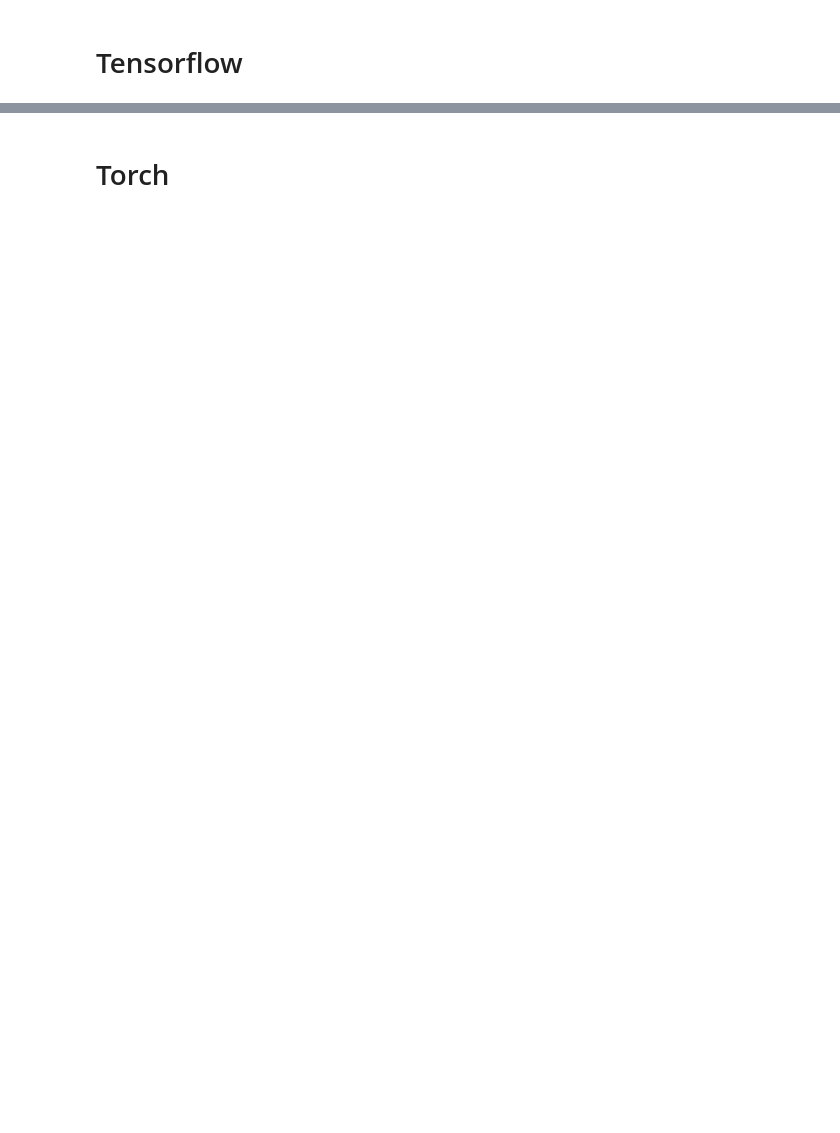
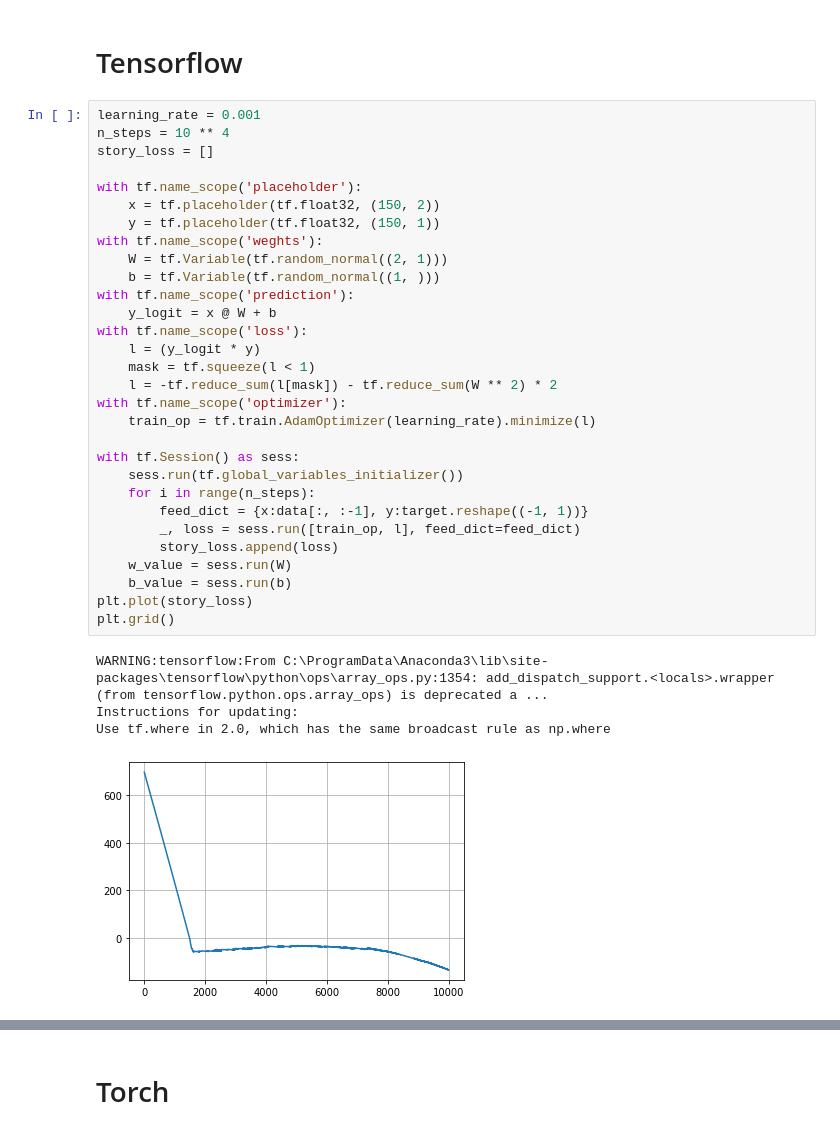
Before and after one commit to Bogdankozlovskiy/auto_grad, a Jupyter notebook: SVM.ipynb, the cells around one changed output, grey strips where cells are left out. Drawn from its saved outputs; the diff is of its cells as text; blank space fills up the shorter version.

Commit message:
add SVM tensorflow

```diff
--- a/SVM.ipynb
+++ b/SVM.ipynb
@@ -56,3 +56,38 @@ plt.grid()
 # %% [markdown]
 Tensorflow
 ===
+# %%
+learning_rate = 0.001
+n_steps = 10 ** 4
+story_loss = []
+
+with tf.name_scope('placeholder'):
+    x = tf.placeholder(tf.float32, (150, 2))
+    y = tf.placeholder(tf.float32, (150, 1))
+with tf.name_scope('weghts'):
+    W = tf.Variable(tf.random_normal((2, 1)))
+    b = tf.Variable(tf.random_normal((1, )))
+with tf.name_scope('prediction'):
+    y_logit = x @ W + b
+with tf.name_scope('loss'):
+    l = (y_logit * y)
+    mask = tf.squeeze(l < 1)
+    l = -tf.reduce_sum(l[mask]) - tf.reduce_sum(W ** 2) * 2
+with tf.name_scope('optimizer'):
+    train_op = tf.train.AdamOptimizer(learning_rate).minimize(l)
+
+with tf.Session() as sess:
+    sess.run(tf.global_variables_initializer())
+    for i in range(n_steps):
+        feed_dict = {x:data[:, :-1], y:target.reshape((-1, 1))}
+        _, loss = sess.run([train_op, l], feed_dict=feed_dict)
+        story_loss.append(loss)
+    w_value = sess.run(W)
+    b_value = sess.run(b)
+plt.plot(story_loss)
+plt.grid()
+# %% [output]
+WARNING:tensorflow:From C:\ProgramData\Anaconda3\lib\site-packages\tensorflow\python\ops\array_ops.py:1354: add_dispatch_support.<locals>.wrapper (from tensorflow.python.ops.array_ops) is deprecated a ...
+Instructions for updating:
+Use tf.where in 2.0, which has the same broadcast rule as np.where
+[figure, added]
```
Also changed, not shown: parts of 5 cells of this notebook.
